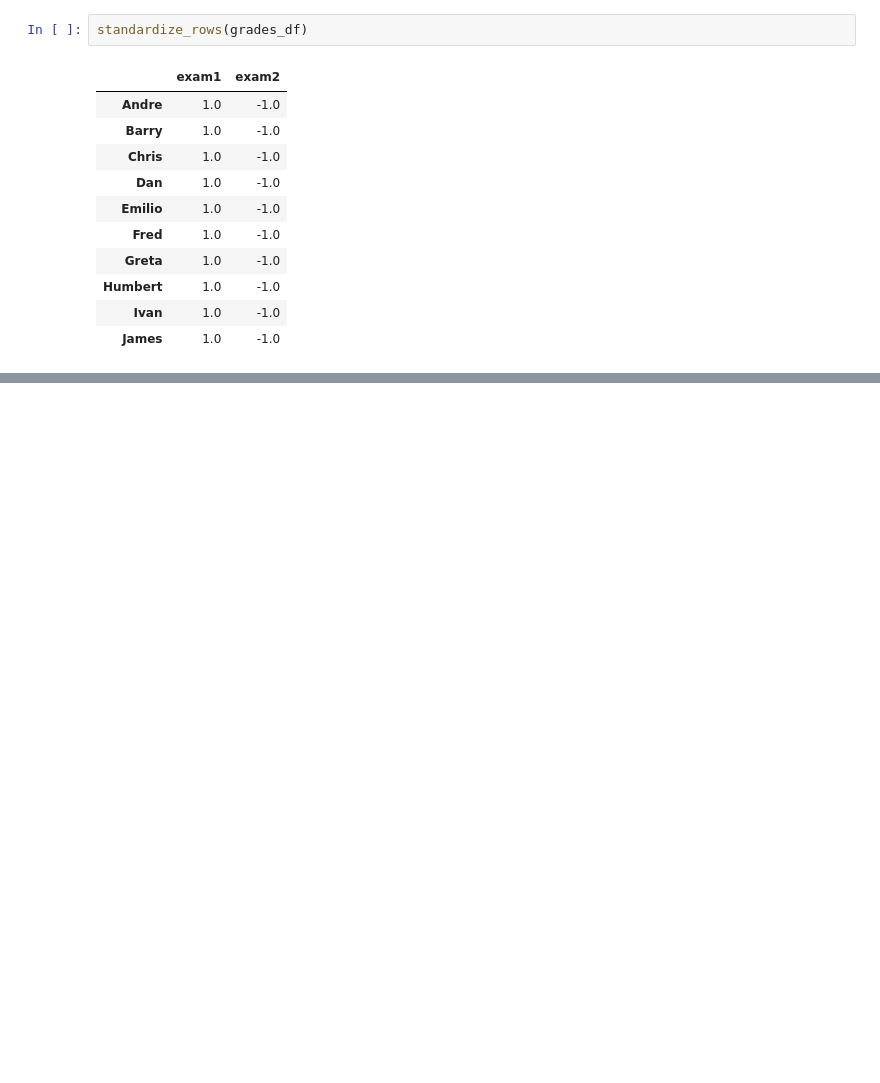
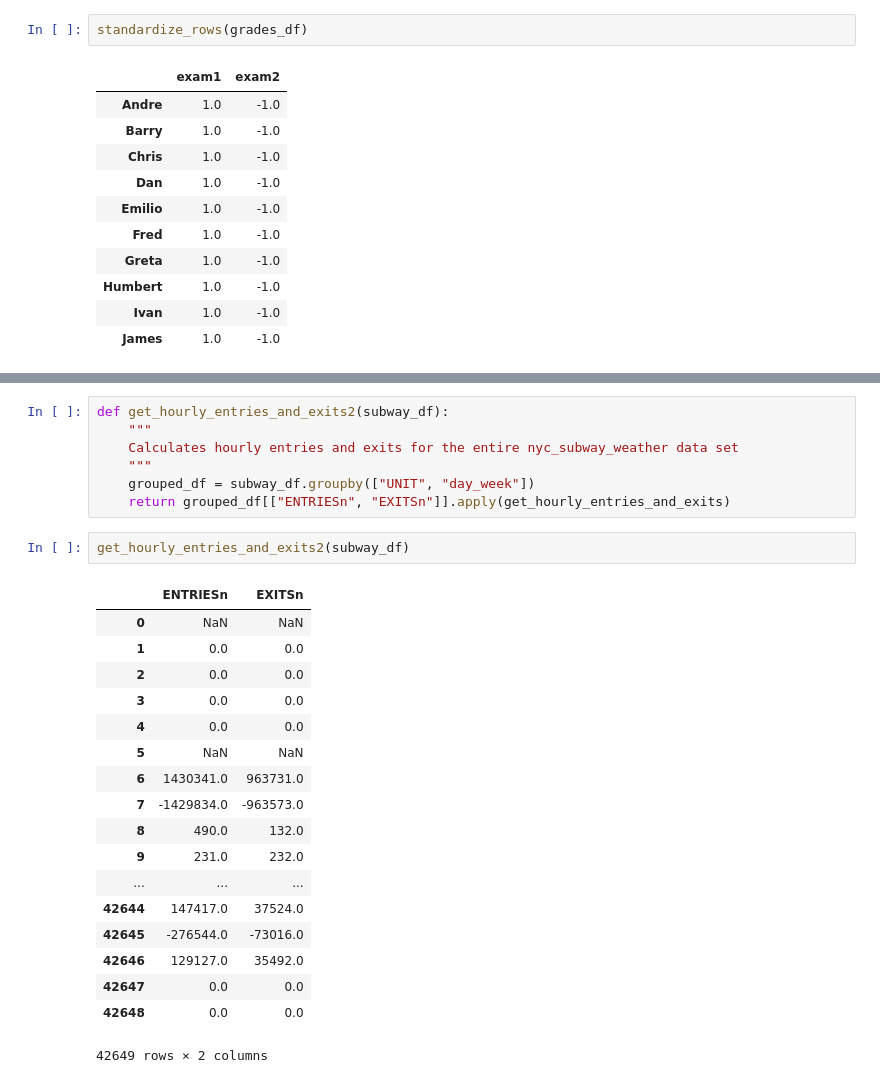
Before and after one commit to slangenbach/udacity-da-nanodegree, a Jupyter notebook: p2/L3_Personal_Code.ipynb, the cells around one changed output, grey strips where cells are left out. Cells and saved outputs as stored; diff of their text form; blank space fills up the shorter version.

```diff
--- a/p2/L3_Personal_Code.ipynb
+++ b/p2/L3_Personal_Code.ipynb
@@ -413,0 +446,28 @@ subway_df = pd.read_csv(filename)
+# %%
+def get_hourly_entries_and_exits2(subway_df):
+    """
+    Calculates hourly entries and exits for the entire nyc_subway_weather data set
+    """
+    grouped_df = subway_df.groupby(["UNIT", "day_week"])
+    return grouped_df[["ENTRIESn", "EXITSn"]].apply(get_hourly_entries_and_exits)
+# %%
+get_hourly_entries_and_exits2(subway_df)
+# %% [output]
+|  | ENTRIESn | EXITSn |
+| 0 | NaN | NaN |
+| 1 | 0.0 | 0.0 |
+| 2 | 0.0 | 0.0 |
+| 3 | 0.0 | 0.0 |
+| 4 | 0.0 | 0.0 |
+| 5 | NaN | NaN |
+| 6 | 1430341.0 | 963731.0 |
+| 7 | -1429834.0 | -963573.0 |
+| 8 | 490.0 | 132.0 |
+| 9 | 231.0 | 232.0 |
+| ... | ... | ... |
+| 42644 | 147417.0 | 37524.0 |
+| 42645 | -276544.0 | -73016.0 |
+| 42646 | 129127.0 | 35492.0 |
+| 42647 | 0.0 | 0.0 |
+| 42648 | 0.0 | 0.0 |
+42649 rows × 2 columns
```
Also changed, not shown: parts of 12 cells of this notebook.
